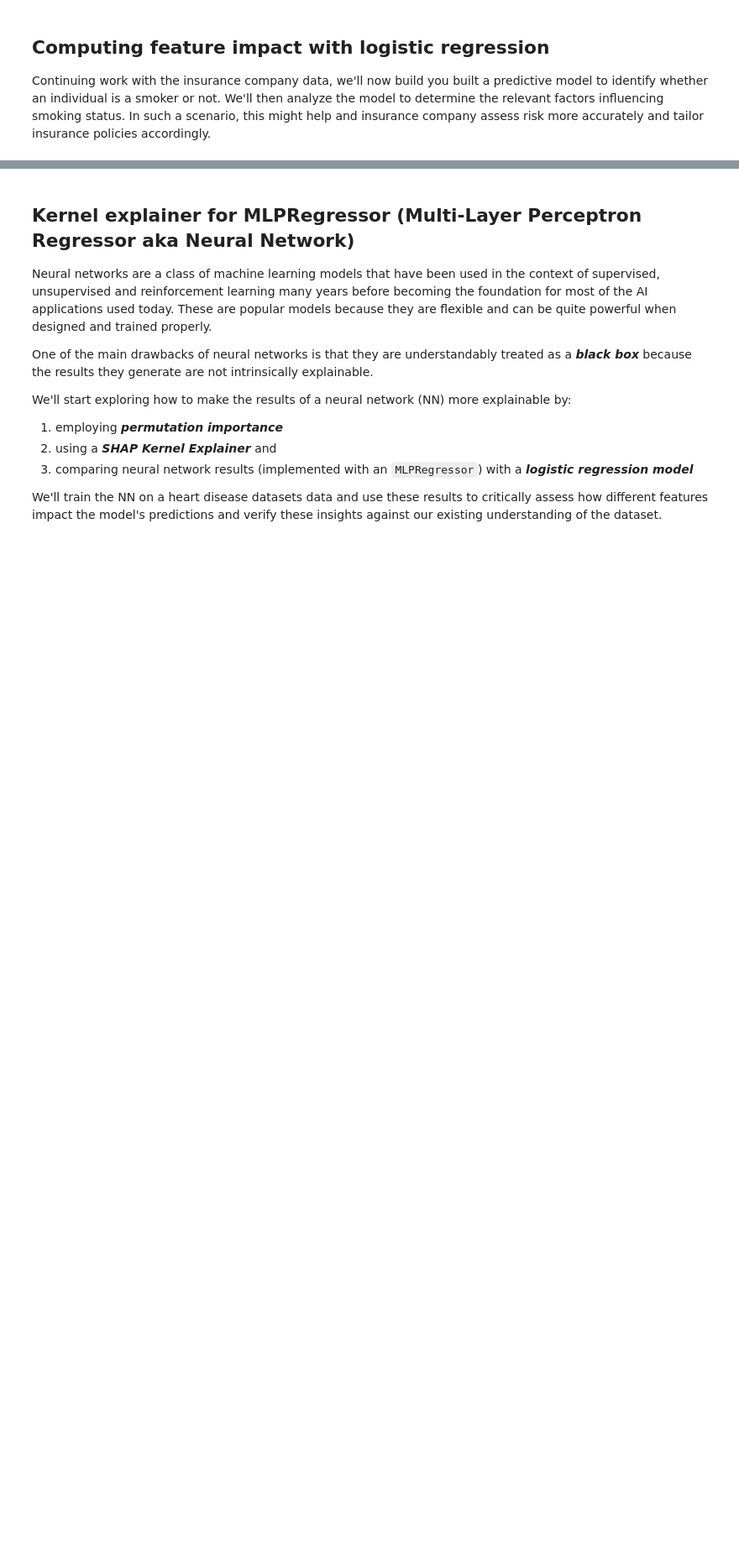
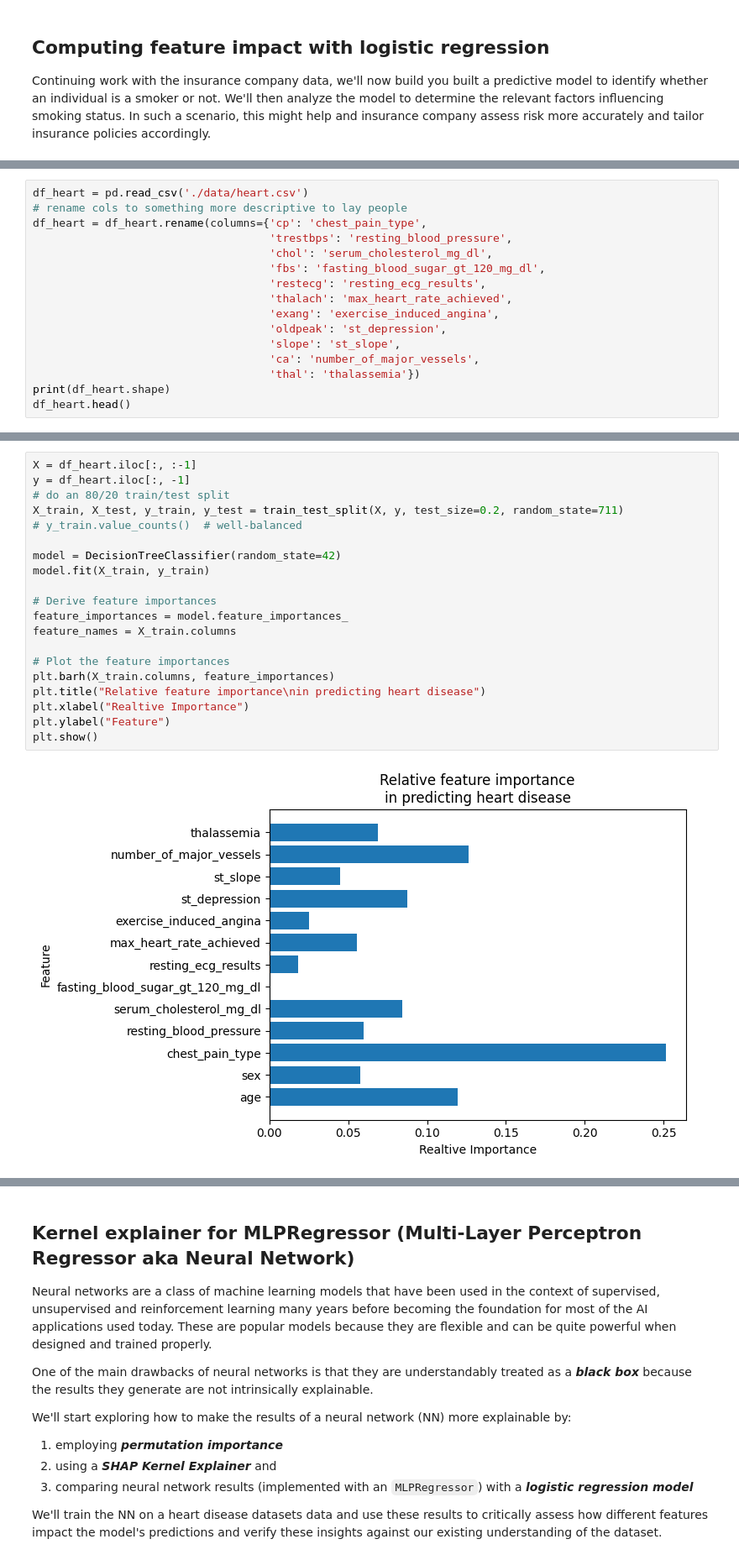
Before and after one commit to MichaelSzczepaniak/MLAIProjects, a Jupyter notebook: ExplainableML/ExplainableML.ipynb, the cells around one changed output, grey strips where cells are left out. Shown at 84% size. Cells and saved outputs as stored; diff of their text form; blank space fills up the shorter version.

```diff
--- a/ExplainableML/ExplainableML.ipynb
+++ b/ExplainableML/ExplainableML.ipynb
@@ -194,0 +221,16 @@ Continuing work with the insurance company data, we'll now build you built a pre
+# %%
+df_heart = pd.read_csv('./data/heart.csv')
+# rename cols to something more descriptive to lay people
+df_heart = df_heart.rename(columns={'cp': 'chest_pain_type',
+                                    'trestbps': 'resting_blood_pressure',
+                                    'chol': 'serum_cholesterol_mg_dl',
+                                    'fbs': 'fasting_blood_sugar_gt_120_mg_dl',
+                                    'restecg': 'resting_ecg_results',
+                                    'thalach': 'max_heart_rate_achieved',
+                                    'exang': 'exercise_induced_angina',
+                                    'oldpeak': 'st_depression',
+                                    'slope': 'st_slope',
+                                    'ca': 'number_of_major_vessels',
+                                    'thal': 'thalassemia'})
+print(df_heart.shape)
+df_heart.head()
@@ -194,0 +245,22 @@ Continuing work with the insurance company data, we'll now build you built a pre
+# %%
+X = df_heart.iloc[:, :-1]
+y = df_heart.iloc[:, -1]
+# do an 80/20 train/test split
+X_train, X_test, y_train, y_test = train_test_split(X, y, test_size=0.2, random_state=711)
+# y_train.value_counts()  # well-balanced
+
+model = DecisionTreeClassifier(random_state=42)
+model.fit(X_train, y_train)
+
+# Derive feature importances
+feature_importances = model.feature_importances_
+feature_names = X_train.columns
+
+# Plot the feature importances
+plt.barh(X_train.columns, feature_importances)
+plt.title("Relative feature importance\nin predicting heart disease")
+plt.xlabel("Realtive Importance")
+plt.ylabel("Feature")
+plt.show()
+# %% [output]
+[figure, added]
```
Also changed, not shown: parts of 9 cells of this notebook.
